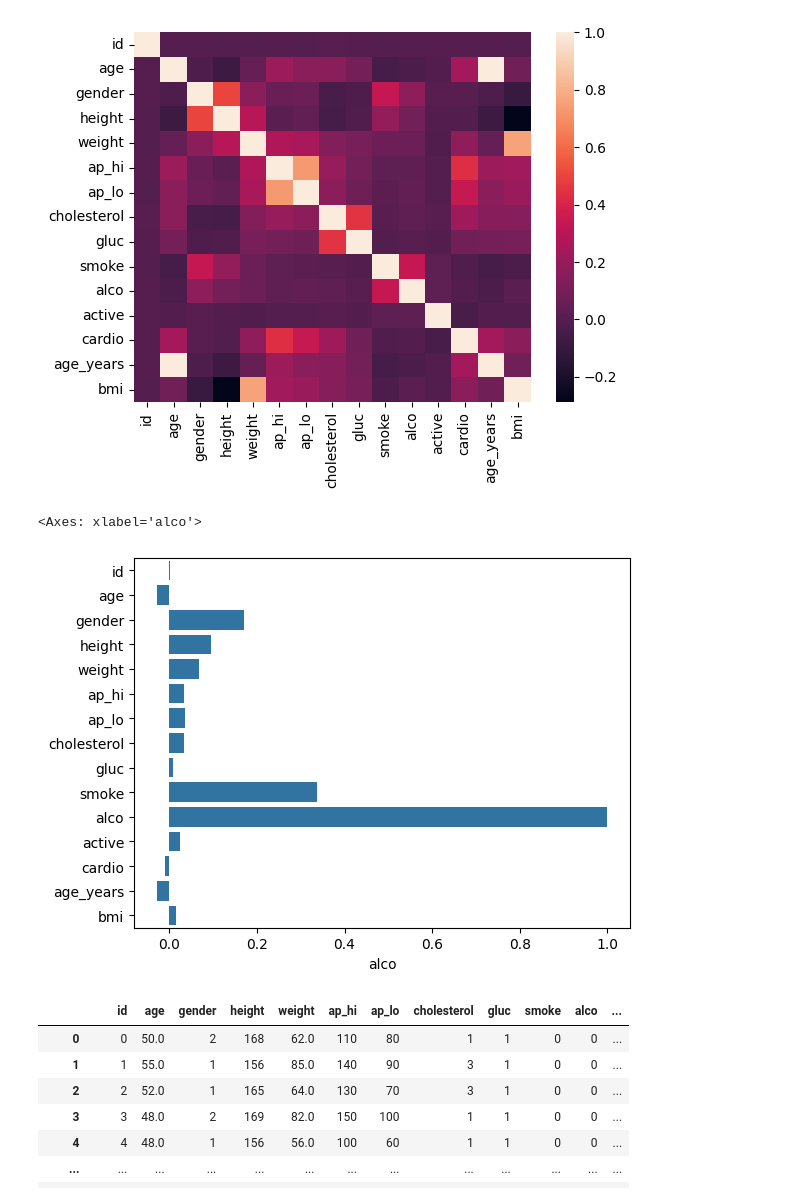
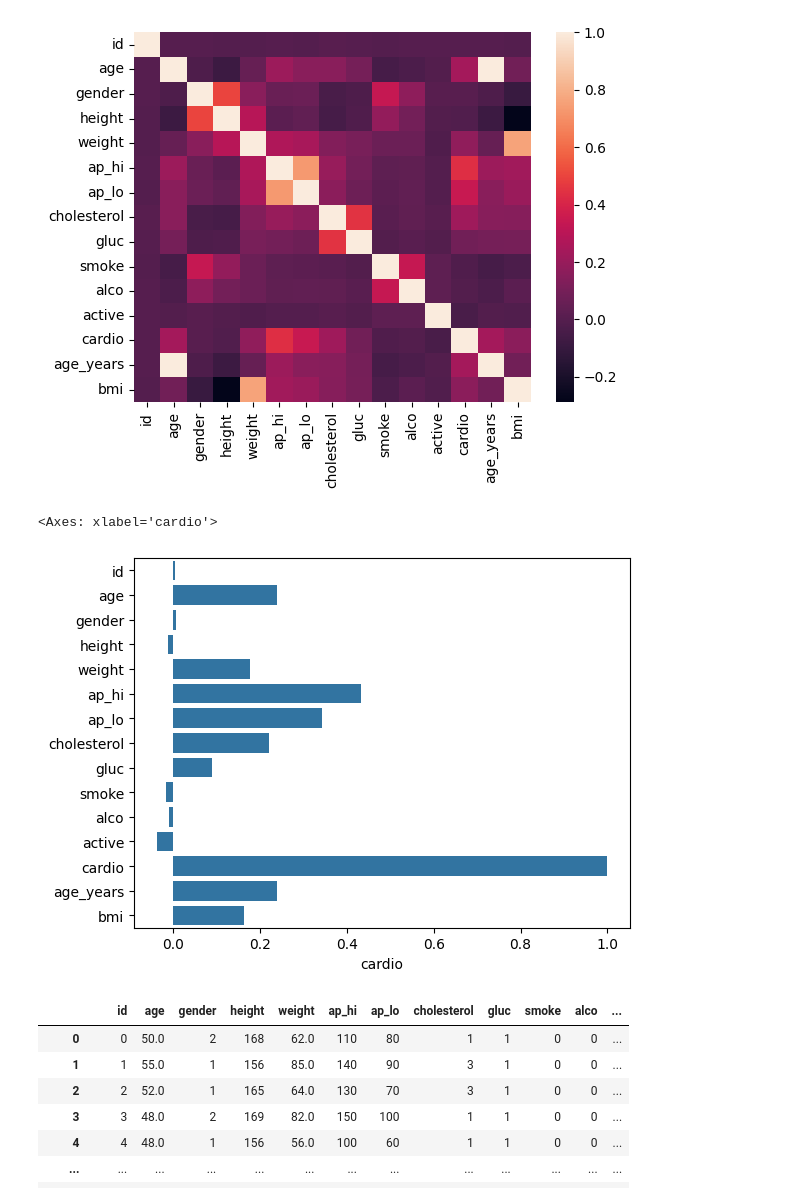
Before and after one commit to Abdullahi-31/prediction_cardio_maladie, a Jupyter notebook: python.ipynb, the cells around one changed output. Cells and saved outputs as stored; diff of their text form; code cells hidden in the pictures.

```diff
--- a/python.ipynb
+++ b/python.ipynb
@@ -176,10 +179,10 @@ plt.show()
 # %% [output]
 [figure]
 # %%
-sns.barplot(df_number.corr().loc["alco"], orient="y")
+sns.barplot(df_number.corr().loc["cardio"], orient="y")
 # %% [output]
-<Axes: xlabel='alco'>
+<Axes: xlabel='cardio'>
-[figure, old version]
+[figure, new version]
 # %%
 df
 # %% [output]
```
Also changed, not shown: parts of 18 cells of this notebook, 1 other file.
